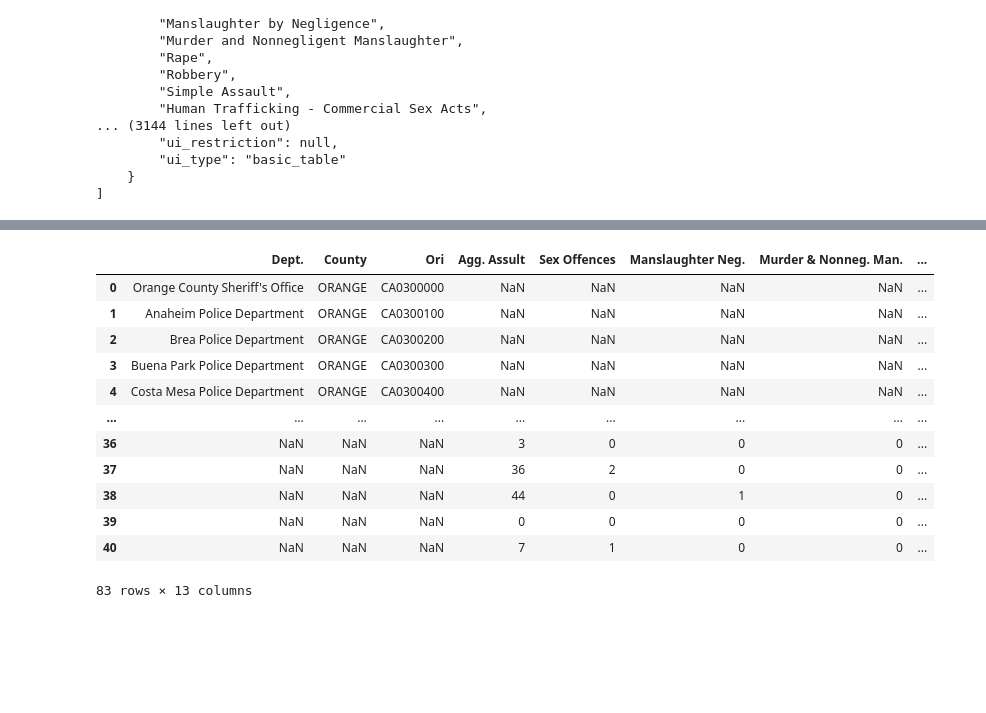
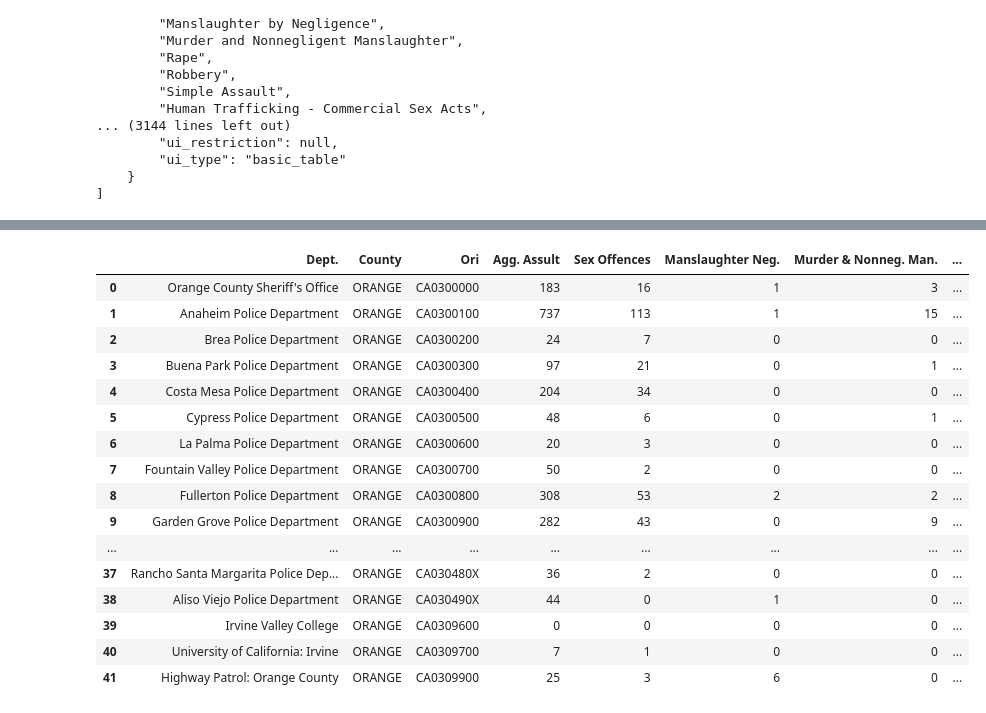
Before and after one commit to adamstabell/ETL-Project, a Jupyter notebook: Crime_ETL_v2.ipynb, the cells around one changed output, grey strips where cells are left out. Drawn from its saved outputs; the diff is of its cells as text; code cells hidden in the pictures; blank space fills up the shorter version.

```diff
--- a/Crime_ETL_v2.ipynb
+++ b/Crime_ETL_v2.ipynb
@@ -95,7 +95,7 @@ for i in range(len(departments)):
     crime_data.append(response)
 
 print(json.dumps(crime_data[30], indent=4, sort_keys=True))
-for i in range(len(crime_data) - 1):
+for i in range(len(crime_data)):
     if len(crime_data[i]["data"]) == 0:
         assault_a.append("N/A")
         sex_offense.append("N/A")
@@ -141,7 +141,8 @@ print(json.dumps(crime_data, indent=4, sort_keys=True))
 # %%
 #creating Offences Df
 
-offense_df = pd.DataFrame({"Agg. Assult": assault_a,
+offense_df = pd.DataFrame({"Ori": ori,
+                           "Agg. Assult": assault_a,
                            "Sex Offences":sex_offense,
                            "Manslaughter Neg.": man_neg,
                            "Murder & Nonneg. Man.": murder,
@@ -174,21 +175,23 @@ offense_df
 # %%
-#joining Police and Offense df together
+#joining Police and Offense df
 
-police_df.append(offense_df)
-
-#police_df.merge(offense_df, how='outer')
-#left_on=None, right_on=None, left_index=False, right_index=False
+combined_df = pd.merge(police_df, offense_df, how='right', on='Ori')
+combined_df
 # %% [output]
 |  | Dept. | County | Ori | Agg. Assult | Sex Offences | Manslaughter Neg. | Murder & Nonneg. Man. | ... |
-| 0 | Orange County Sheriff's Office | ORANGE | CA0300000 | NaN | NaN | NaN | NaN | ... |
-| 1 | Anaheim Police Department | ORANGE | CA0300100 | NaN | NaN | NaN | NaN | ... |
-| 2 | Brea Police Department | ORANGE | CA0300200 | NaN | NaN | NaN | NaN | ... |
-| 3 | Buena Park Police Department | ORANGE | CA0300300 | NaN | NaN | NaN | NaN | ... |
-| 4 | Costa Mesa Police Department | ORANGE | CA0300400 | NaN | NaN | NaN | NaN | ... |
+| 0 | Orange County Sheriff's Office | ORANGE | CA0300000 | 183 | 16 | 1 | 3 | ... |
+| 1 | Anaheim Police Department | ORANGE | CA0300100 | 737 | 113 | 1 | 15 | ... |
+| 2 | Brea Police Department | ORANGE | CA0300200 | 24 | 7 | 0 | 0 | ... |
+| 3 | Buena Park Police Department | ORANGE | CA0300300 | 97 | 21 | 0 | 1 | ... |
+| 4 | Costa Mesa Police Department | ORANGE | CA0300400 | 204 | 34 | 0 | 0 | ... |
+| 5 | Cypress Police Department | ORANGE | CA0300500 | 48 | 6 | 0 | 1 | ... |
+| 6 | La Palma Police Department | ORANGE | CA0300600 | 20 | 3 | 0 | 0 | ... |
+| 7 | Fountain Valley Police Department | ORANGE | CA0300700 | 50 | 2 | 0 | 0 | ... |
+| 8 | Fullerton Police Department | ORANGE | CA0300800 | 308 | 53 | 2 | 2 | ... |
+| 9 | Garden Grove Police Department | ORANGE | CA0300900 | 282 | 43 | 0 | 9 | ... |
 | ... | ... | ... | ... | ... | ... | ... | ... | ... |
-| 36 | NaN | NaN | NaN | 3 | 0 | 0 | 0 | ... |
-| 37 | NaN | NaN | NaN | 36 | 2 | 0 | 0 | ... |
-| 38 | NaN | NaN | NaN | 44 | 0 | 1 | 0 | ... |
-| 39 | NaN | NaN | NaN | 0 | 0 | 0 | 0 | ... |
-| 40 | NaN | NaN | NaN | 7 | 1 | 0 | 0 | ... |
+| 37 | Rancho Santa Margarita Police Dep... | ORANGE | CA030480X | 36 | 2 | 0 | 0 | ... |
+| 38 | Aliso Viejo Police Department | ORANGE | CA030490X | 44 | 0 | 1 | 0 | ... |
+| 39 | Irvine Valley College | ORANGE | CA0309600 | 0 | 0 | 0 | 0 | ... |
+| 40 | University of California: Irvine | ORANGE | CA0309700 | 7 | 1 | 0 | 0 | ... |
+| 41 | Highway Patrol: Orange County | ORANGE | CA0309900 | 25 | 3 | 6 | 0 | ... |
-83 rows × 13 columns
```
Also changed, not shown: parts of 1 cell of this notebook.
